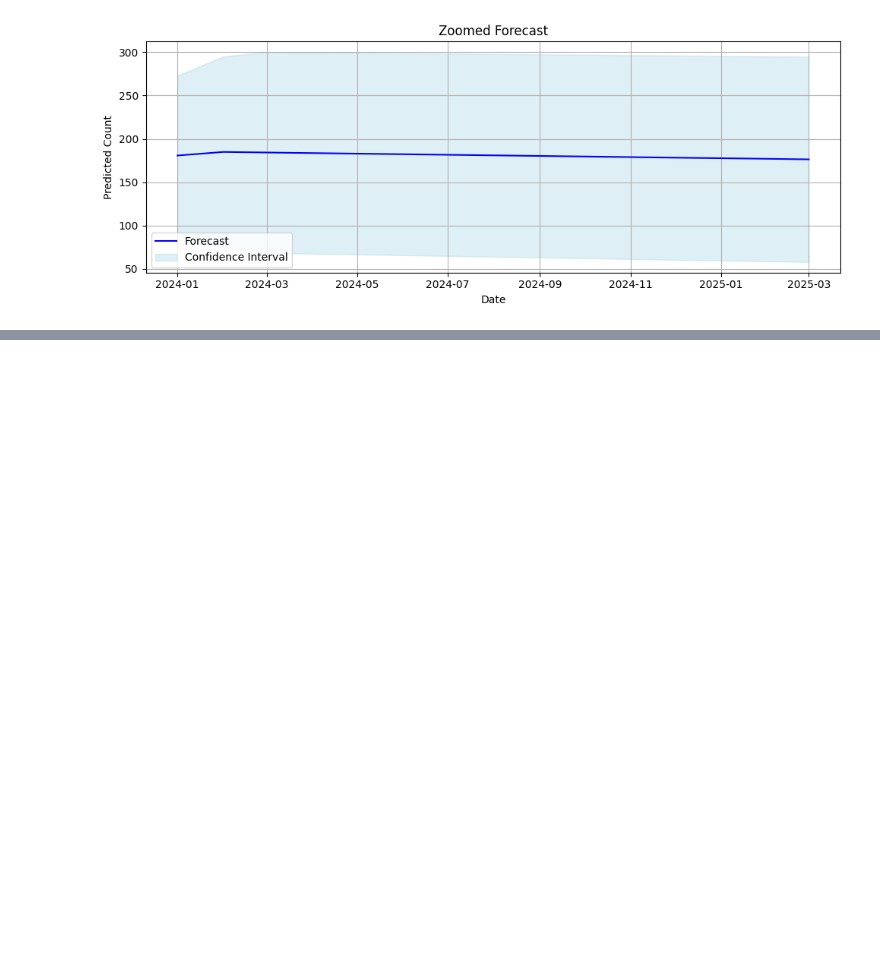
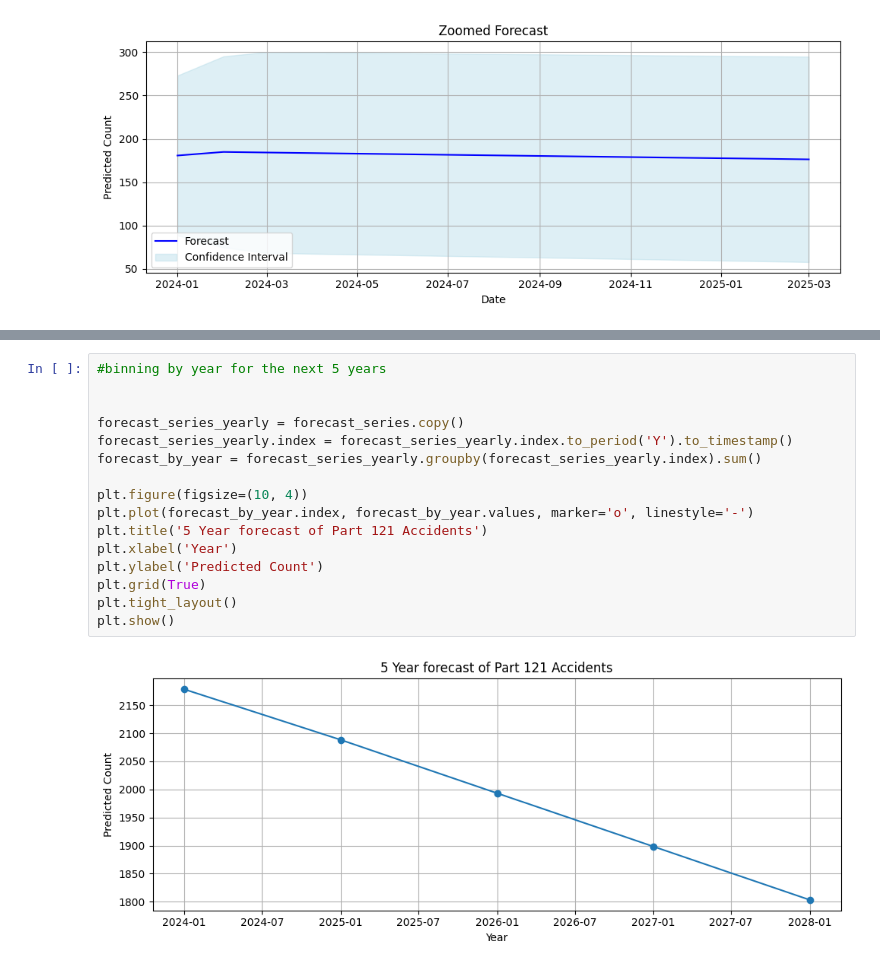
Before and after one commit to terryljh/aviation2, a Jupyter notebook: asrs linear model2.ipynb, the cells around one changed output, grey strips where cells are left out. Saved outputs shown, nothing was run; the diff lists cells and outputs as text; blank space fills up the shorter version.

```diff
--- a/asrs linear model2.ipynb
+++ b/asrs linear model2.ipynb
@@ -744,0 +757,18 @@ plt.show()
+# %%
+#binning by year for the next 5 years
+
+
+forecast_series_yearly = forecast_series.copy()
+forecast_series_yearly.index = forecast_series_yearly.index.to_period('Y').to_timestamp()
+forecast_by_year = forecast_series_yearly.groupby(forecast_series_yearly.index).sum()
+
+plt.figure(figsize=(10, 4))
+plt.plot(forecast_by_year.index, forecast_by_year.values, marker='o', linestyle='-')
+plt.title('5 Year forecast of Part 121 Accidents')
+plt.xlabel('Year')
+plt.ylabel('Predicted Count')
+plt.grid(True)
+plt.tight_layout()
+plt.show()
+# %% [output]
+[figure, added]
```
Also changed, not shown: parts of 9 cells of this notebook.
